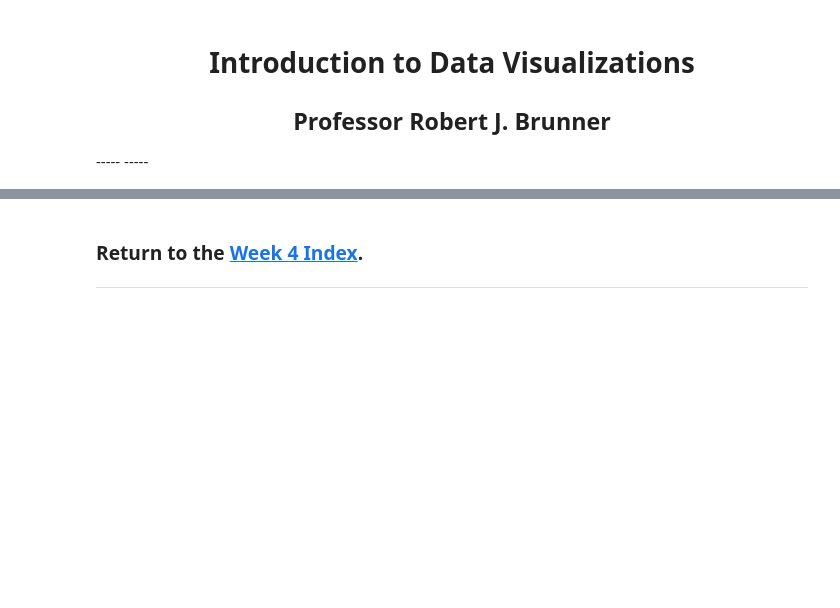
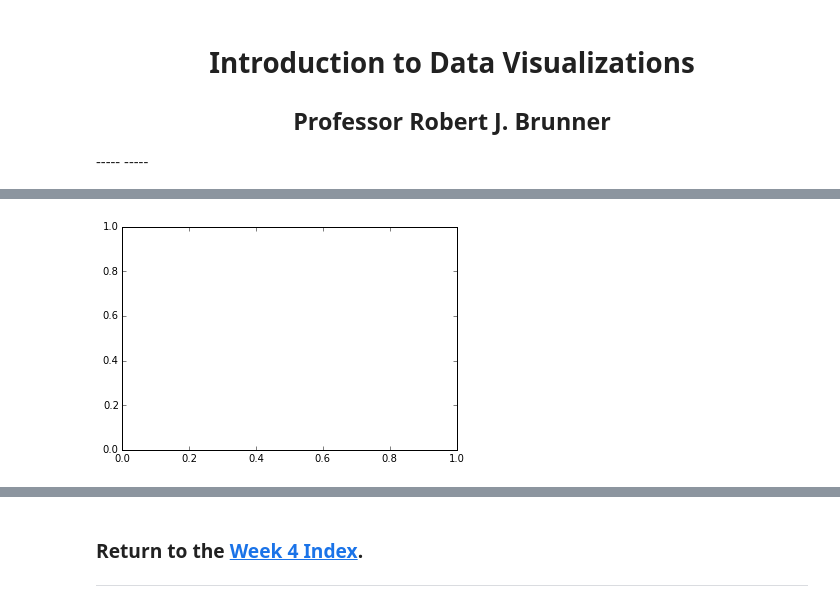
Before and after one commit to marka2114/test, a Jupyter notebook: Week4/intro2dataviz.ipynb, the cells around one changed output, grey strips where cells are left out. Saved outputs shown, nothing was run; the diff lists cells and outputs as text; code cells hidden in the pictures; blank space fills up the shorter version.

```diff
--- a/Week4/intro2dataviz.ipynb
+++ b/Week4/intro2dataviz.ipynb
@@ -39,0 +87,10 @@ During this session, you should  ...
+# %%
+# First we need to import matplotlib and numpy
+import matplotlib.pyplot as plt
+import numpy as np
+
+# Now we create our figure and axes for the plot we will make.
+fig, ax = plt.subplots()
+plt.show()
+# %% [output]
+[figure, added]
```
Also changed, not shown: parts of 64 cells of this notebook, 1 other file.
